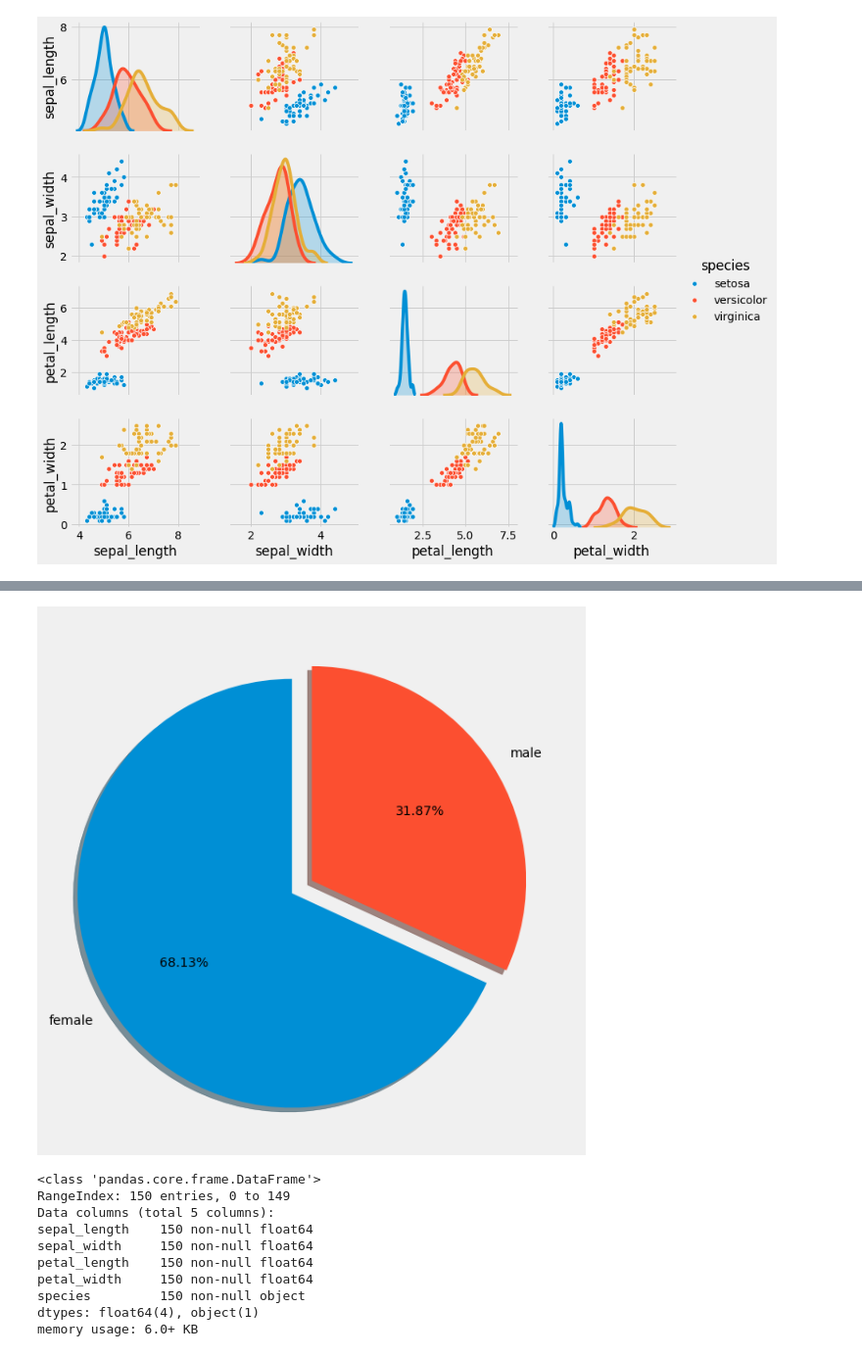
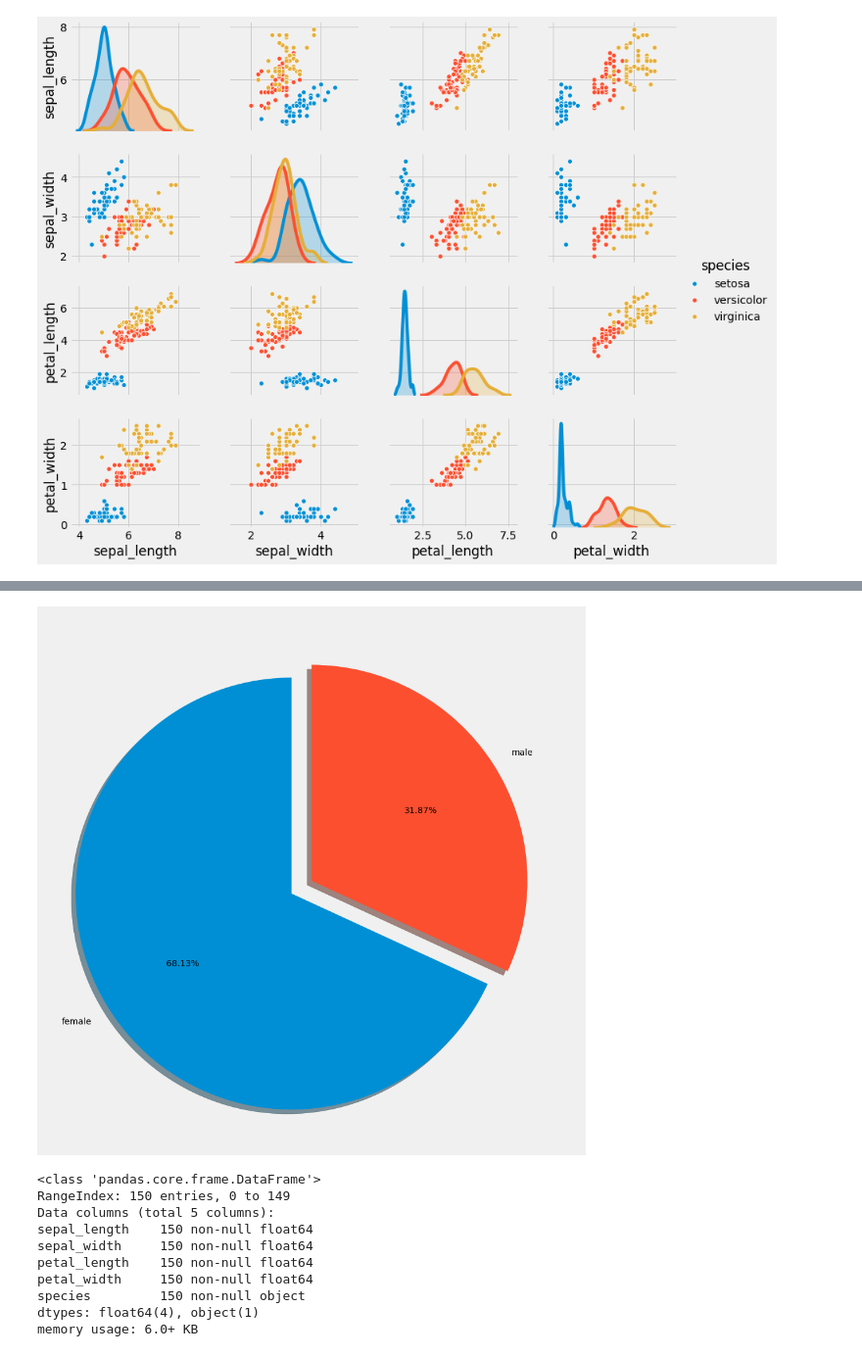
Before and after one commit to Ritayan-Dhara/Seaborn, a Jupyter notebook: Seaborn(Dist, kde, pair and joints plots)-2.ipynb, the cells around one changed output, grey strips where cells are left out. Shown at 98% size. Cells and saved outputs as stored; diff of their text form; code cells hidden in the pictures.

```diff
--- a/Seaborn(Dist, kde, pair and joints plots)-2.ipynb
+++ b/Seaborn(Dist, kde, pair and joints plots)-2.ipynb
@@ -30,12 +30,12 @@ sns.jointplot(x='petal_length',y='petal_width',hue='species',kind='kde',data=iri
 # %%
 # Problem 4: Plot a pie chart of survived based on sex.
 titanic=sns.load_dataset('titanic')
 plot=titanic[titanic['survived']==1]['sex'].value_counts()
-plt.figure(figsize=(10,10))
+plt.figure(figsize=(15,15))
 plt.pie(plot.values,labels=plot.index,autopct='%1.2f%%',explode=[0.11,0],shadow=True, startangle=90)
 plt.show()
 # %% [output]
-[figure, old version]
+[figure, new version]
 # %%
 iris.info()
 # %% [output]
```
Also changed, not shown: parts of 1 cell of this notebook.
